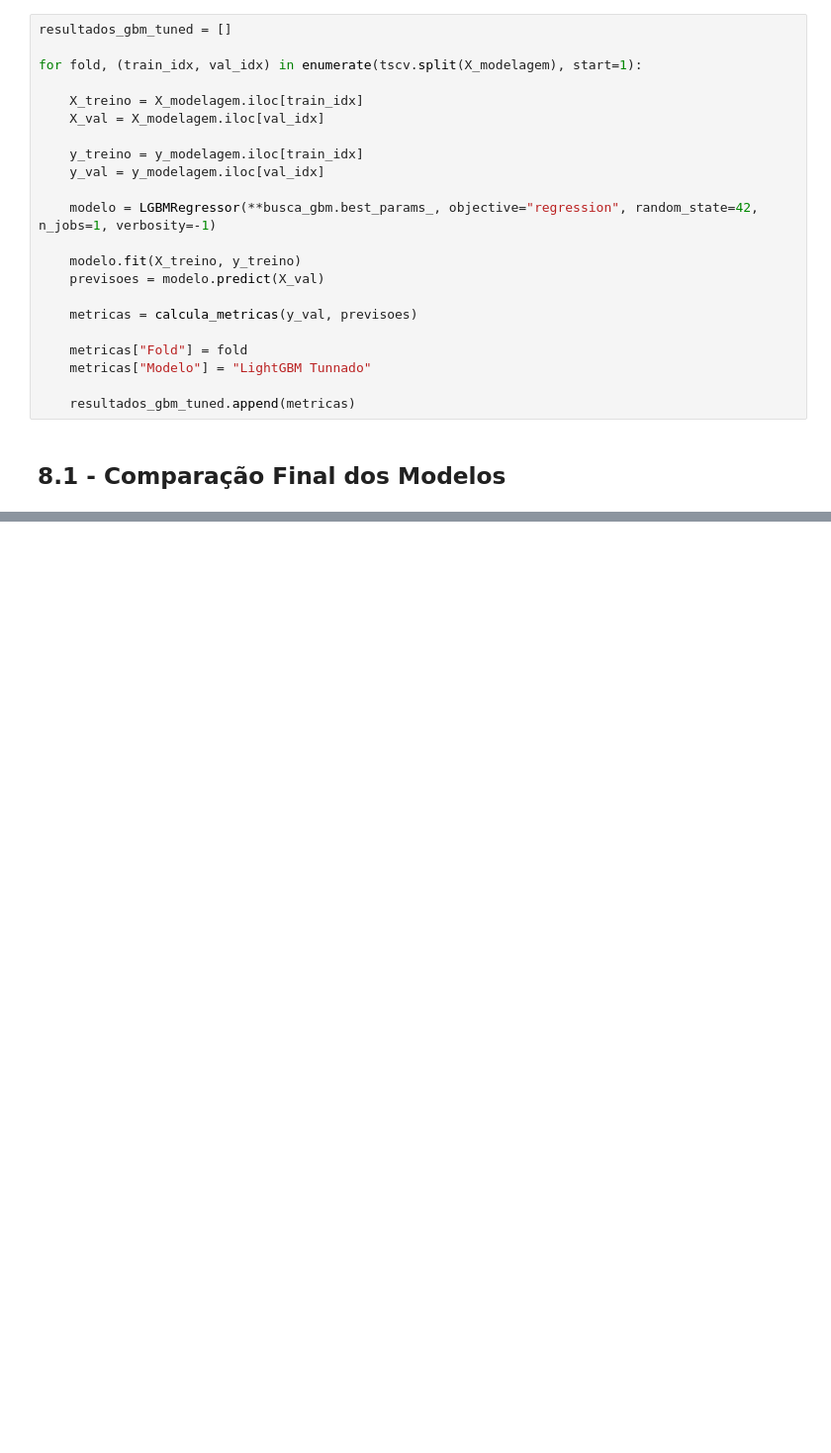
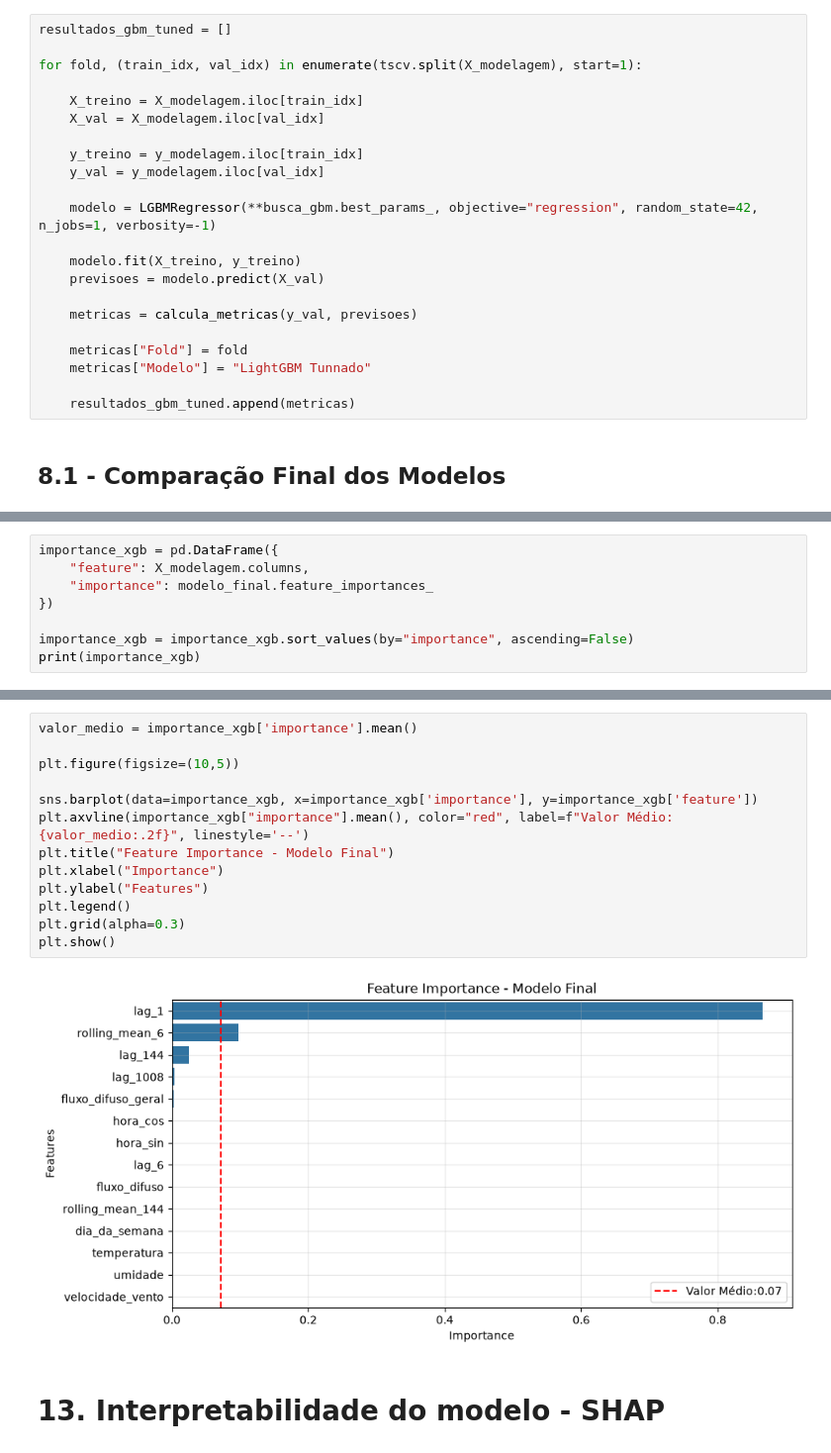
Before and after one commit to RenanTrevelim/energy-demand-forecasting, a Jupyter notebook: notebooks/03_modelos_ML.ipynb, the cells around one changed output, grey strips where cells are left out. Shown at 99% size. Cells and saved outputs as stored; diff of their text form; blank space fills up the shorter version.

```diff
--- a/notebooks/03_modelos_ML.ipynb
+++ b/notebooks/03_modelos_ML.ipynb
@@ -521,0 +765,8 @@ plt.show()
+# %%
+importance_xgb = pd.DataFrame({
+    "feature": X_modelagem.columns,
+    "importance": modelo_final.feature_importances_
+})
+
+importance_xgb = importance_xgb.sort_values(by="importance", ascending=False)
+print(importance_xgb)
@@ -521,0 +789,17 @@ plt.show()
+# %%
+valor_medio = importance_xgb['importance'].mean()
+
+plt.figure(figsize=(10,5))
+
+sns.barplot(data=importance_xgb, x=importance_xgb['importance'], y=importance_xgb['feature'])
+plt.axvline(importance_xgb["importance"].mean(), color="red", label=f"Valor Médio:{valor_medio:.2f}", linestyle='--')
+plt.title("Feature Importance - Modelo Final")
+plt.xlabel("Importance")
+plt.ylabel("Features")
+plt.legend()
+plt.grid(alpha=0.3)
+plt.show()
+# %% [output]
+[figure, added]
+# %% [markdown]
+# 13. Interpretabilidade do modelo - SHAP
```
Also changed, not shown: parts of 26 cells of this notebook.
